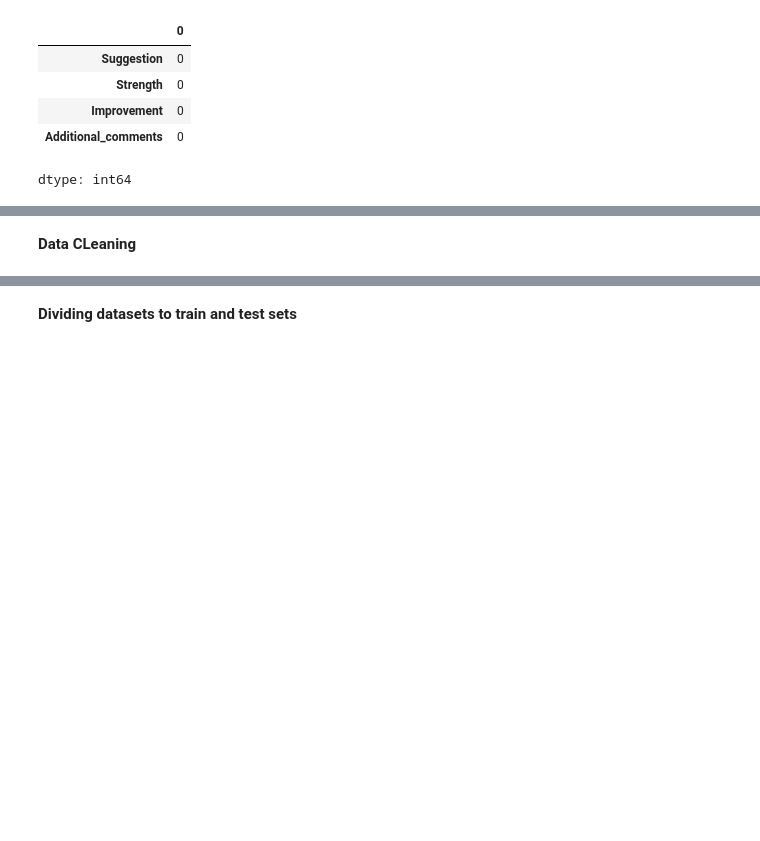
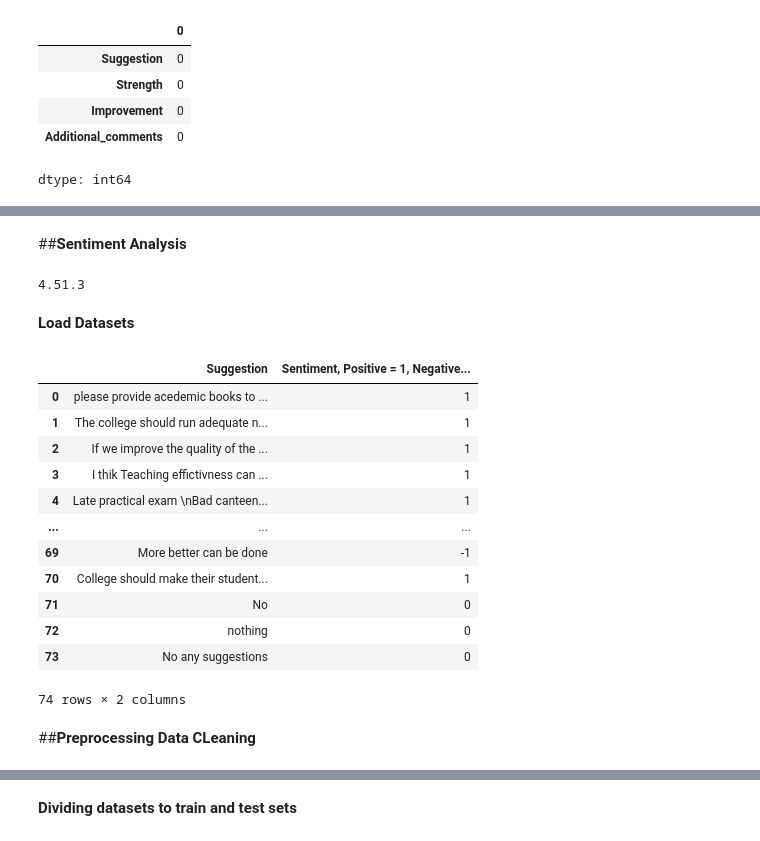
Before and after one commit to NeonLabs146/General_stuffs, a Jupyter notebook: Excellence_survey_MBM.ipynb, the cells around one changed output, grey strips where cells are left out. Saved outputs shown, nothing was run; the diff lists cells and outputs as text; code cells hidden in the pictures; blank space fills up the shorter version.

```diff
--- a/Excellence_survey_MBM.ipynb
+++ b/Excellence_survey_MBM.ipynb
@@ -453,3 +471,27 @@ dtype: int64
 from ydata_profiling import ProfileReport
 prof = ProfileReport(Open_ended_df)
 prof.to_file(output_file='MBM_excellence.html')
+# %% [markdown]
+##**Sentiment Analysis**
+# %%
+import pandas as pd
+import numpy as np
+import seaborn as sns
+import matplotlib.pyplot as plt
+from sklearn.model_selection import train_test_split
+from sklearn.metrics import accuracy_score, classification_report, confusion_matrix
+import torch
+from torch.utils.data import DataLoader, Dataset as TorchDataset
+
+import transformers
+print(transformers.__version__)
+from transformers import BertTokenizer, Trainer, TrainingArguments, BertForSequenceClassification
+from transformers import EarlyStoppingCallback
+import re
+import nltk
+from nltk.corpus import stopwords
+from imblearn.over_sampling import RandomOverSampler
+# %% [output]
+4.51.3
+# %% [markdown]
+**Load Datasets**
@@ -456,2 +519,25 @@ prof.to_file(output_file='MBM_excellence.html')
+# %%
+df1 = pd.read_csv('Open_ended_responses.csv')
+
+#df1 = pd.read_excel(excel_file, sheet_name='Suggestions')
+#df2 = pd.read_excel(excel_file, sheet_name='Improvement')
+#df3 = pd.read_excel(excel_file, sheet_name='Additional_Comments')
+#df4 = pd.read_excel(excel_file, sheet_name='Strength')
+df1
+# %% [output]
+|  | Suggestion | Sentiment, Positive = 1, Negative... |
+| 0 | please provide acedemic books to ... | 1 |
+| 1 | The college should run adequate n... | 1 |
+| 2 | If we improve the quality of the ... | 1 |
+| 3 | I thik Teaching effictivness can ... | 1 |
+| 4 | Late practical exam \nBad canteen... | 1 |
+| ... | ... | ... |
+| 69 | More better can be done | -1 |
+| 70 | College should make their student... | 1 |
+| 71 | No | 0 |
+| 72 | nothing | 0 |
+| 73 | No any suggestions | 0 |
+74 rows × 2 columns
 # %% [markdown]
+##**Preprocessing**
 **Data CLeaning**
```
Also changed, not shown: parts of 46 cells of this notebook.
